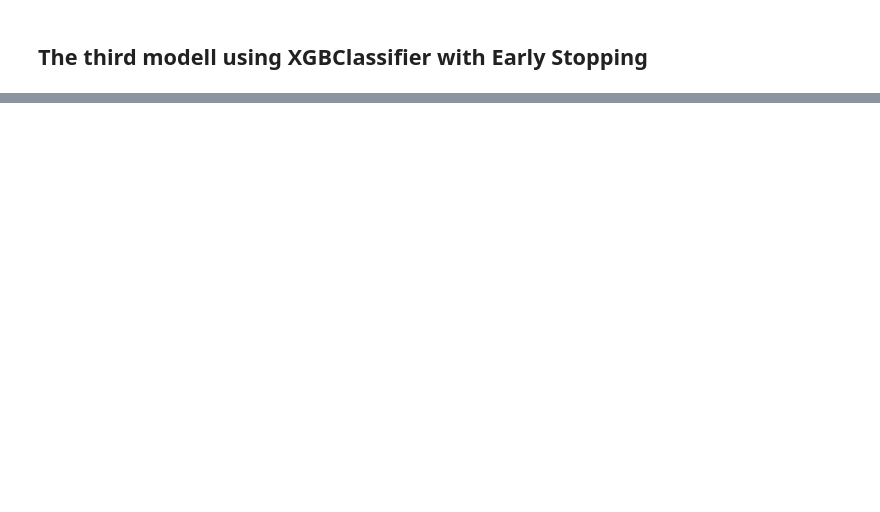
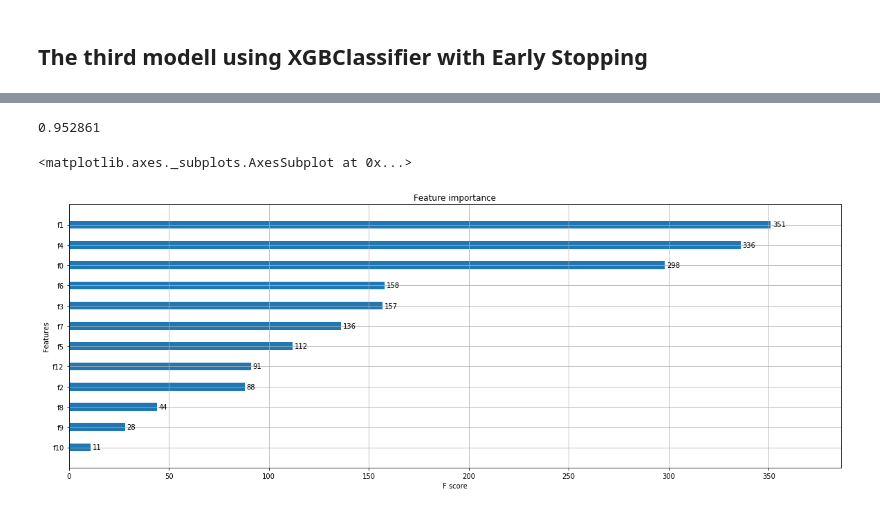
Before and after one commit to 181192/DAT158ML-Oblig02, a Jupyter notebook: Fraud Detection.ipynb, the cells around one changed output, grey strips where cells are left out. Drawn from its saved outputs; the diff is of its cells as text; code cells hidden in the pictures; blank space fills up the shorter version.

```diff
--- a/Fraud Detection.ipynb
+++ b/Fraud Detection.ipynb
@@ -662,11 +662,13 @@ Name: time_pass, dtype: object
 sub = pd.DataFrame()
 sub['click_id'] = test['click_id']
 
-train = train.drop(['click_time','click_rnd', 'time_pass'], axis=1)
+train = train.drop(['click_time','click_rnd', 'time_pass', 'attributed_time'], axis=1)
 test = test.drop(['click_id', 'click_time'], axis=1)
 
 y = train['is_attributed']
 train = train.drop(['is_attributed'], axis=1)
+
+xgtest = xgb.DMatrix(test.values)
 # %% [markdown]
 ## XGBoost standard params grid
 # %% [markdown]
@@ -734,10 +790,6 @@ bst.predict(xgtest)
 ## The second model using XGBClassifier
 # %%
 import xgboost as xgb
-
-# Split into X and y
-y = train['is_attributed']
-X = train.drop(['is_attributed', 'click_time', 'attributed_time', 'time_pass', 'click_rnd'], axis=1)
 
 # Create a model
 # Params from: https://www.kaggle.com/aharless/swetha-s-xgboost-revised
@@ -758,4 +810,4 @@ params = {
 
 clf_xgBoost = xgb.XGBClassifier(**params)
 # Fit the models
-clf_xgBoost.fit(X, y)
+clf_xgBoost.fit(X_train, y_train)
@@ -802,3 +900,5 @@ model.get_score()
 # %%
 model.best_score
+# %% [output]
+0.952861
 # %%
@@ -806,8 +906,11 @@ model.save_model('0002.model')
 # %%
-model = xgb.Booster({'nthread': 4})  # init model
-model.load_model('0002.model')  # load data
+model = xgb.Booster({'nthread': 8})  # init model
+model.load_model('sub_clf_xgboost_2.model')  # load data
 # %%
 from xgboost import plot_importance
 
 fig, ax = plt.subplots(figsize=(20, 7))
-plot_importance(clf_xgBoost, ax=ax, height=0.4)
+plot_importance(model, ax=ax, height=0.4)
+# %% [output]
+<matplotlib.axes._subplots.AxesSubplot at 0x...>
+[figure, added]
```
Also changed, not shown: parts of 23 cells of this notebook, 5 other files.
